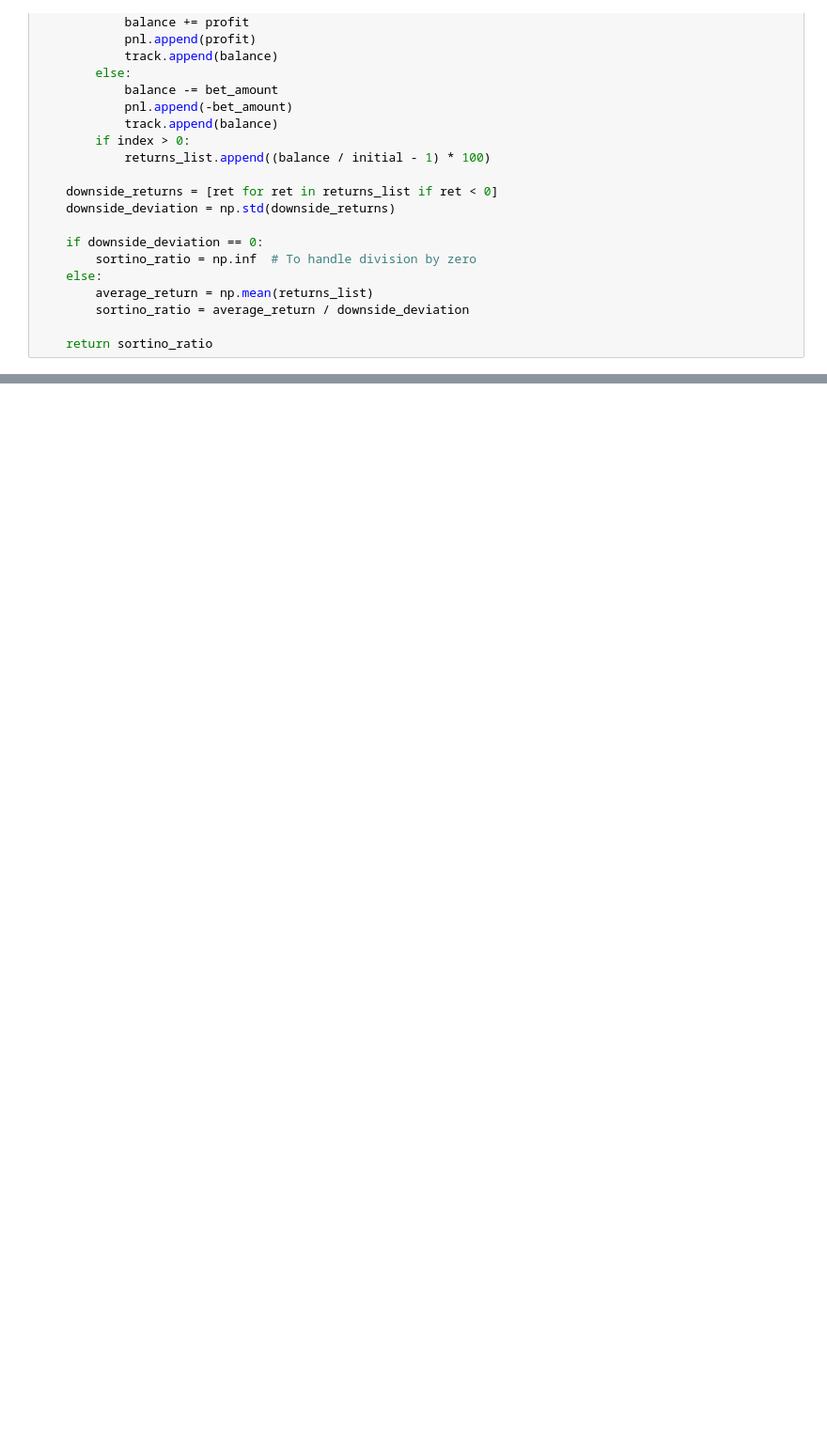
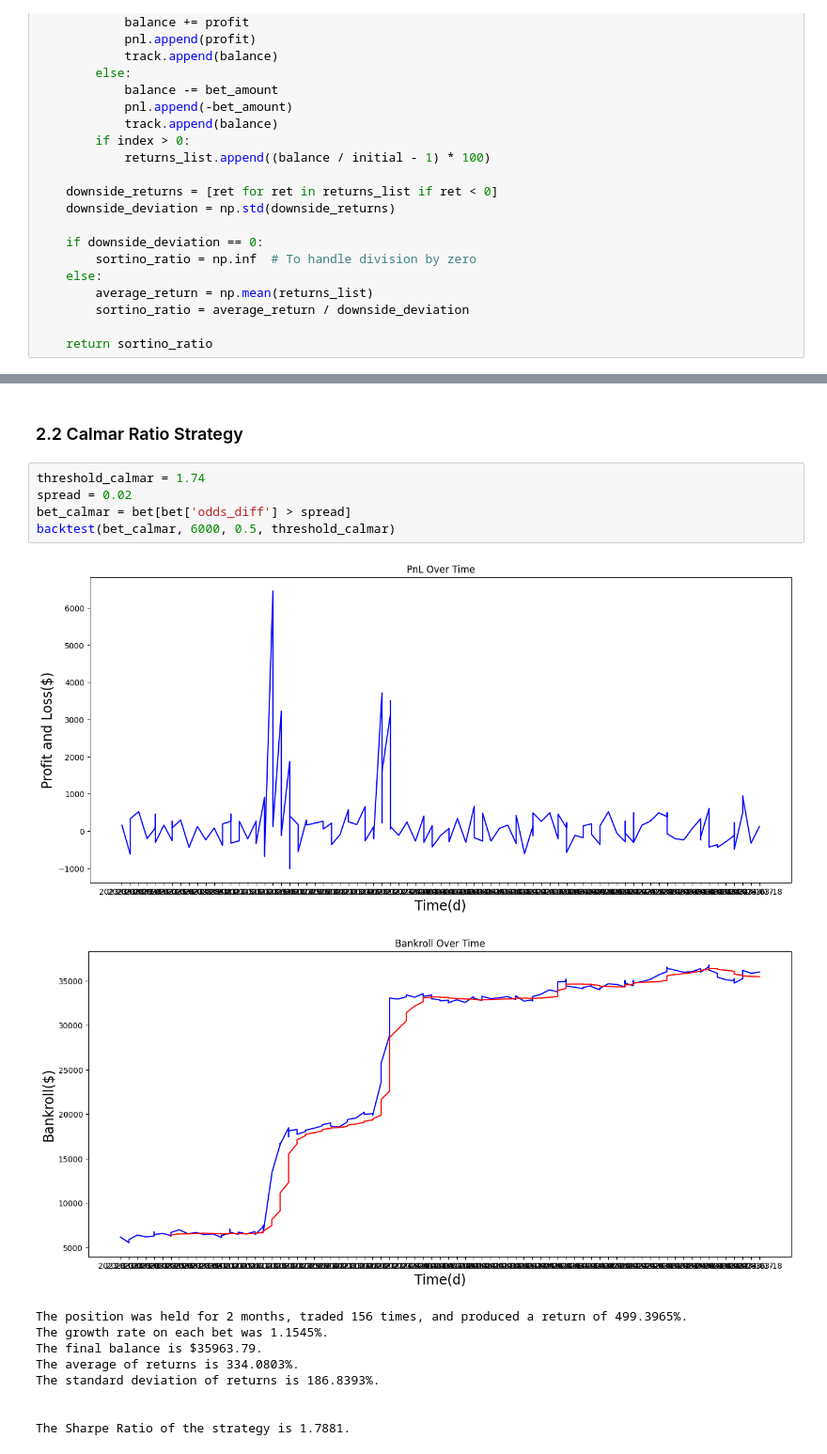
Before and after one commit to bluefish0125/Sports-Prediction, a Jupyter notebook: risk_management/strategies_weights.ipynb, the cells around one changed output, grey strips where cells are left out. Shown at 94% size. Cells and saved outputs as stored; diff of their text form; blank space fills up the shorter version.

```diff
--- a/risk_management/strategies_weights.ipynb
+++ b/risk_management/strategies_weights.ipynb
@@ -186,0 +420,18 @@ def backtest_for_sortino(df, initial, shrinkage, threshold):
+# %% [markdown]
+### 2.2 Calmar Ratio Strategy <a id='2_2'></a>
+# %%
+threshold_calmar = 1.74
+spread = 0.02
+bet_calmar = bet[bet['odds_diff'] > spread]
+backtest(bet_calmar, 6000, 0.5, threshold_calmar)
+# %% [output]
+[figure, added]
+[figure, added]
+The position was held for 2 months, traded 156 times, and produced a return of 499.3965%.
+The growth rate on each bet was 1.1545%.
+The final balance is $35963.79.
+The average of returns is 334.0803%.
+The standard deviation of returns is 186.8393%.
+
+
+The Sharpe Ratio of the strategy is 1.7881.
```
Also changed, not shown: parts of 20 cells of this notebook, 3 other files.
